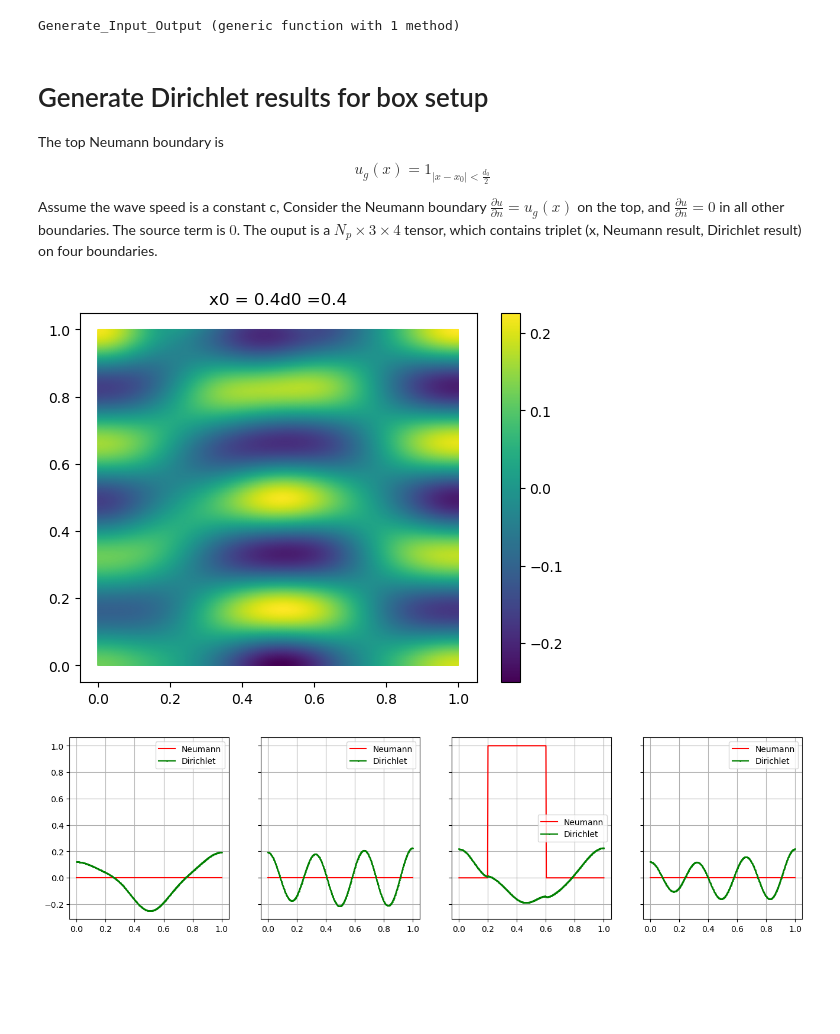
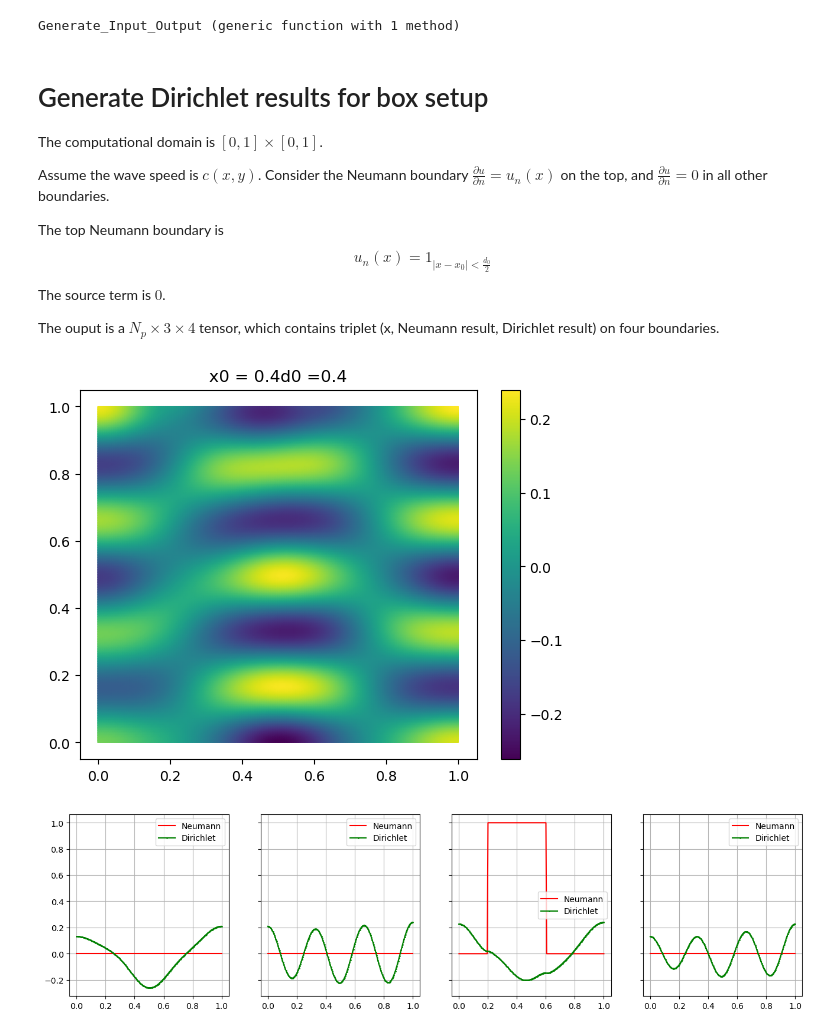
Before and after one commit to Zhengyu-Huang/Operator-Learning, a Jupyter notebook: nn/Box_N2D.ipynb, the cells around one changed output. Saved outputs shown, nothing was run; the diff lists cells and outputs as text; code cells hidden in the pictures; blank space fills up the shorter version.

```diff
--- a/nn/Box_N2D.ipynb
+++ b/nn/Box_N2D.ipynb
@@ -6,33 +6,40 @@ Generate_Input_Output (generic function with 1 method)
 # %% [markdown]
 # Generate Dirichlet results for box setup
 
+The computational domain is $[0,1]\times[0,1]$.
+
+
+
+Assume the wave speed is $c(x,y)$.
+Consider the Neumann boundary $\frac{\partial u}{\partial n} = u_n(x)$ on the top, and $\frac{\partial u}{\partial n} = 0$ in all
+other boundaries.
+
 The top Neumann boundary is
-$$u_g(x) = 1_{|x - x_0| < \frac{d_0}{2}}$$
+$$u_n(x) = 1_{|x - x_0| < \frac{d_0}{2}}$$
 
-Assume the wave speed is a constant c,
-Consider the Neumann boundary $\frac{\partial u}{\partial n} = u_g(x)$ on the top, and $\frac{\partial u}{\partial n} = 0$ in all
-other boundaries.
 The source term is $0$.
+
+
 The ouput is a $N_p \times 3 \times 4$ tensor, which contains triplet (x, Neumann result, Dirichlet result) on four boundaries.
 # %%
 x0, d0 = 0.4, 0.4
-c_func = (x, y)->50
+c_func = (x, y)->50 #(1 + x^2 + y^2)
 ne = 200
-porder = 2
+porder = 1
 
 data = N2D(x0, d0, c_func, ne, ne, porder, 3; visualize = true)
 
 fig_disp, ax_disp = PyPlot.subplots(ncols = 4, nrows=1, sharex=false, sharey=true, figsize=(16,4))
 markersize = 1
 
 for bc_id = 1:4
 
     ax_disp[bc_id].plot(data[:, 1, bc_id], data[:, 2, bc_id], "-r", markersize = markersize, label="Neumann")
     ax_disp[bc_id].plot(data[:, 1, bc_id], data[:, 3, bc_id], "-go", markersize = markersize, label="Dirichlet")
 
     ax_disp[bc_id].grid()
     ax_disp[bc_id].legend()
 end
 # %% [output]
-[figure, old version]
+[figure, new version]
 [figure]
```
Also changed, not shown: parts of 16 cells of this notebook, 4 other files.
